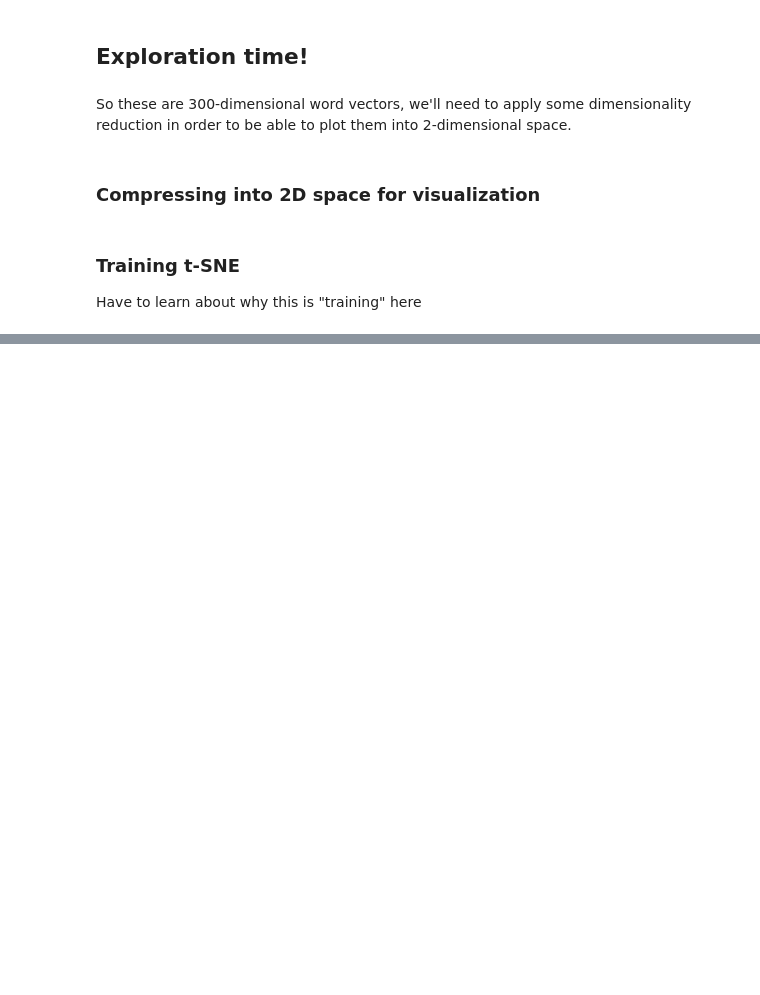
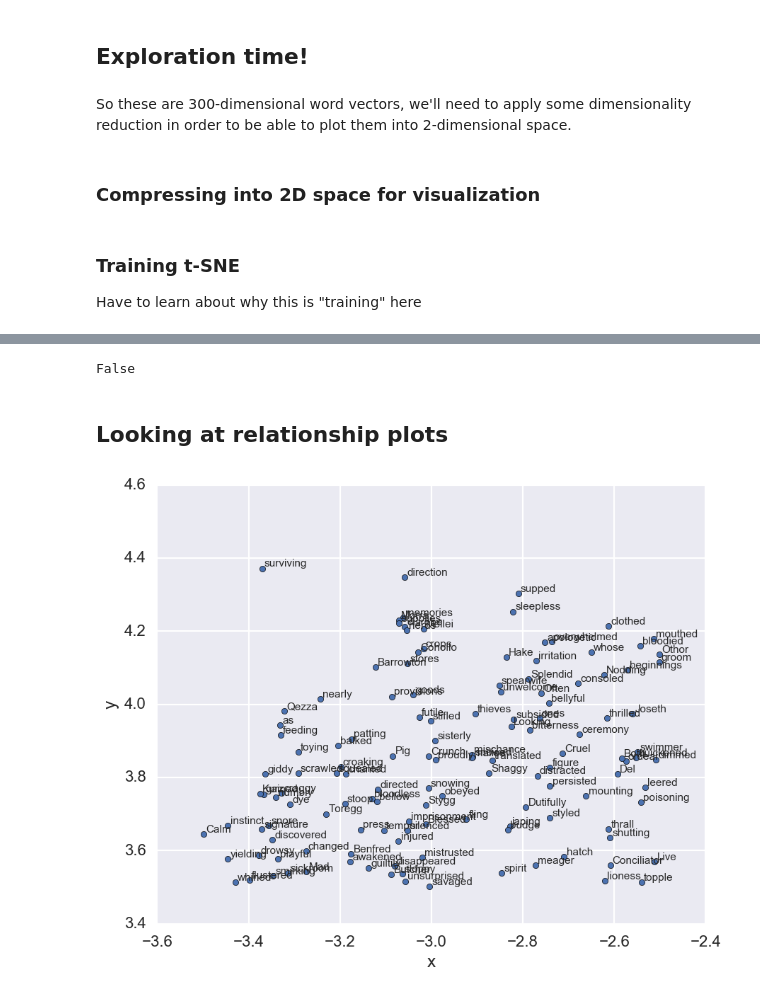
Before and after one commit to martin-martin/game_of_vectors, a Jupyter notebook: GameOfVectors.ipynb, the cells around one changed output, grey strips where cells are left out. Saved outputs shown, nothing was run; the diff lists cells and outputs as text; code cells hidden in the pictures; blank space fills up the shorter version.

```diff
--- a/GameOfVectors.ipynb
+++ b/GameOfVectors.ipynb
@@ -207,0 +265,29 @@ all_word_vec_matrix_2D = tsne.fit_transform(all_word_vec_matrix)
+# %%
+# just checking...
+import keyword
+keyword.iskeyword("slice")
+# %% [output]
+False
+# %%
+def plot_region(x_bounds, y_bounds):
+    slice = word_points[
+        # TODO: find out what the <= operator does. Or this whole thing man!!
+        (x_bounds[0] <= word_points.x) &
+        (word_points.x <= x_bounds[1]) &
+        (y_bounds[0] <= word_points.y) &
+        (word_points.y <= y_bounds[1])
+    ]
+
+    # this creates a scatterplot of the points and defines the size of the plot
+    # I'll find out what the 's' stands for...
+    ax = slice.plot.scatter("x", "y", s=35, figsize=(10, 8))
+    # nice! this part plots the related words next to the points
+    for i, point in slice.iterrows():
+        ax.text(point.x + 0.005, point.y + 0.005, point.word, fontsize=11)
+# %% [markdown]
+## Looking at relationship plots
+# %%
+# plot_region(x_bounds=(4.0, 4.2), y_bounds=(-0.5, -0.1))
+plot_region(x_bounds=(-3.5, -2.5), y_bounds=(3.5, 4.5))
+# %% [output]
+[figure, added]
```
Also changed, not shown: parts of 38 cells of this notebook.
